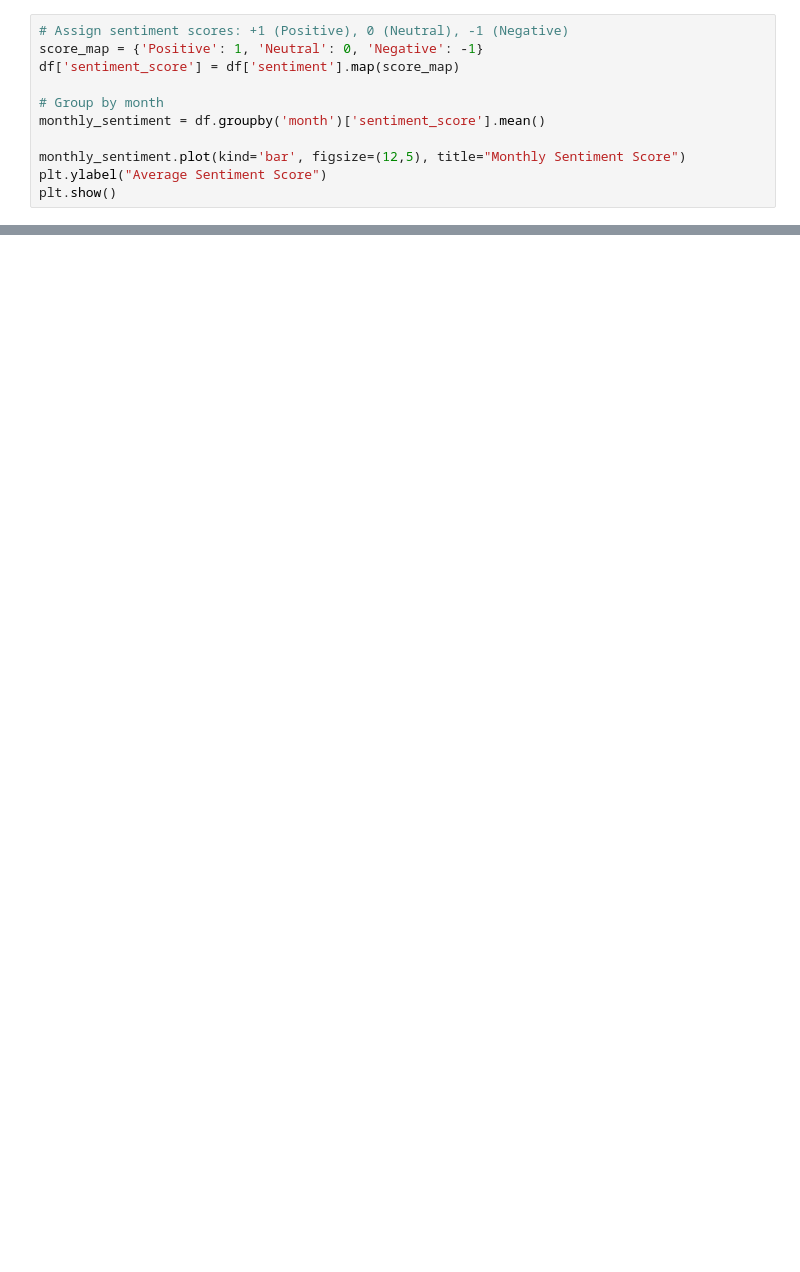
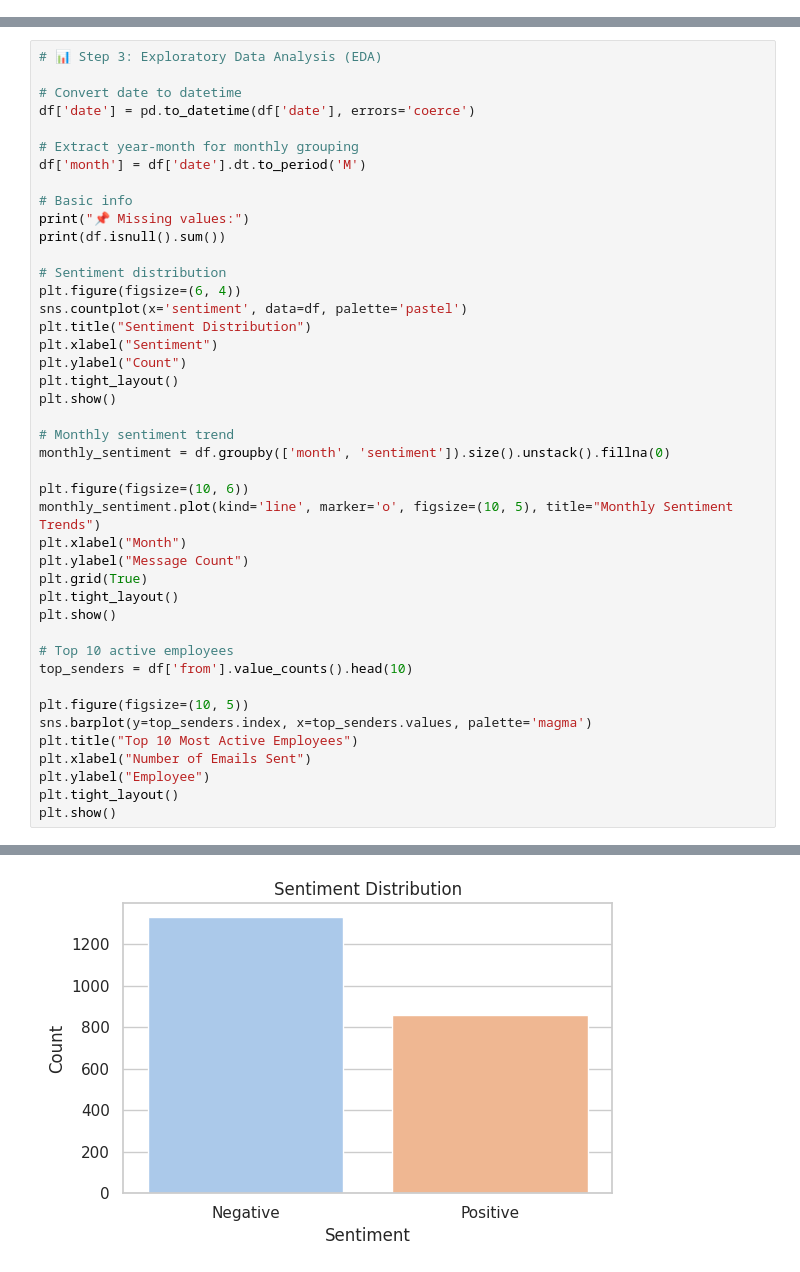
Before and after one commit to Ansh701/Ai-Project-Submission, a Jupyter notebook: main.ipynb, the cells around one changed output, grey strips where cells are left out. Saved outputs shown, nothing was run; the diff lists cells and outputs as text; blank space fills up the shorter version.

```diff
--- a/main.ipynb
+++ b/main.ipynb
@@ -64,11 +37,0 @@ plt.show()
-# %%
-# Assign sentiment scores: +1 (Positive), 0 (Neutral), -1 (Negative)
-score_map = {'Positive': 1, 'Neutral': 0, 'Negative': -1}
-df['sentiment_score'] = df['sentiment'].map(score_map)
-
-# Group by month
-monthly_sentiment = df.groupby('month')['sentiment_score'].mean()
-
-monthly_sentiment.plot(kind='bar', figsize=(12,5), title="Monthly Sentiment Score")
-plt.ylabel("Average Sentiment Score")
-plt.show()
@@ -124,0 +100,44 @@ plt.show()
+# %%
+# 📊 Step 3: Exploratory Data Analysis (EDA)
+
+# Convert date to datetime
+df['date'] = pd.to_datetime(df['date'], errors='coerce')
+
+# Extract year-month for monthly grouping
+df['month'] = df['date'].dt.to_period('M')
+
+# Basic info
+print("📌 Missing values:")
+print(df.isnull().sum())
+
+# Sentiment distribution
+plt.figure(figsize=(6, 4))
+sns.countplot(x='sentiment', data=df, palette='pastel')
+plt.title("Sentiment Distribution")
+plt.xlabel("Sentiment")
+plt.ylabel("Count")
+plt.tight_layout()
+plt.show()
+
+# Monthly sentiment trend
+monthly_sentiment = df.groupby(['month', 'sentiment']).size().unstack().fillna(0)
+
+plt.figure(figsize=(10, 6))
+monthly_sentiment.plot(kind='line', marker='o', figsize=(10, 5), title="Monthly Sentiment Trends")
+plt.xlabel("Month")
+plt.ylabel("Message Count")
+plt.grid(True)
+plt.tight_layout()
+plt.show()
+
+# Top 10 active employees
+top_senders = df['from'].value_counts().head(10)
+
+plt.figure(figsize=(10, 5))
+sns.barplot(y=top_senders.index, x=top_senders.values, palette='magma')
+plt.title("Top 10 Most Active Employees")
+plt.xlabel("Number of Emails Sent")
+plt.ylabel("Employee")
+plt.tight_layout()
+plt.show()
+# %% [output]
@@ -124,0 +156 @@ plt.show()
+[figure, added]
```
Also changed, not shown: parts of 20 cells of this notebook.
